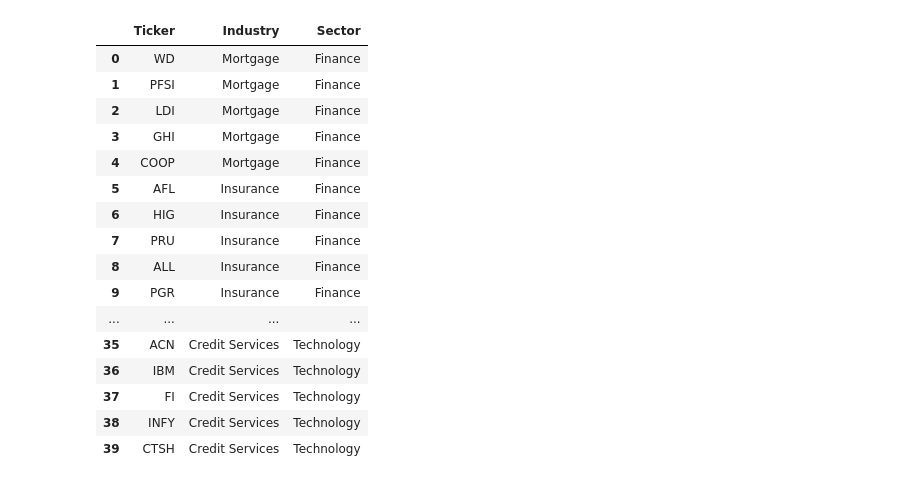
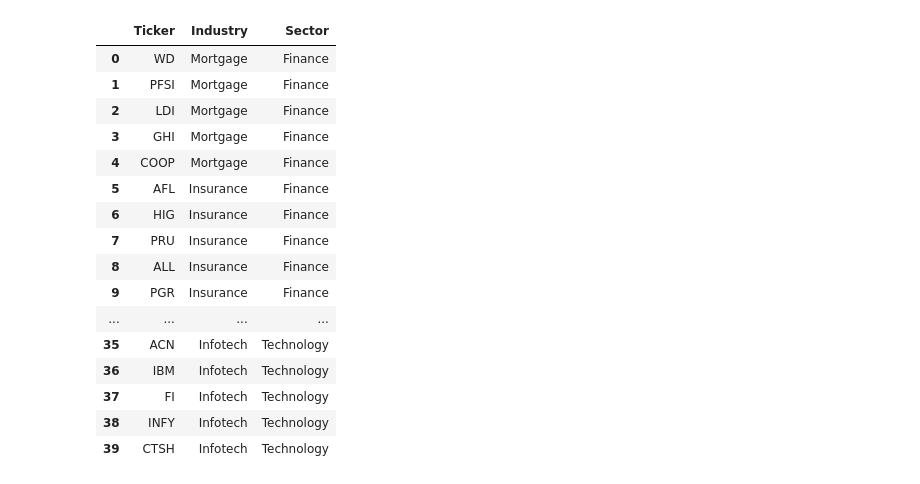
Before and after one commit to s0uravk/StockVision, a Jupyter notebook: ETL/extract_finance_tech_data.ipynb, the cells around one changed output. Drawn from its saved outputs; the diff is of its cells as text; code cells hidden in the pictures.

```diff
--- a/ETL/extract_finance_tech_data.ipynb
+++ b/ETL/extract_finance_tech_data.ipynb
@@ -11,42 +11,42 @@ from datetime import date
 # %%
 #create dataframe to hold the information of Tickers
 info_df = pd.DataFrame({"Ticker" : ["WD", "PFSI", "LDI", "GHI", "COOP", "AFL", "HIG", "PRU", "ALL", "PGR", "MS", "BLK", "GS", "TROW", "BEN", "V", "MA", "AXP", "DFS", "COF",
                                     "QCOM", "TXN", "ADI", "MU", "ARM", "CRM", "SAP", "INTU", "NOW", "ZI", "AAPL", "MSFT", "SONY", "LPL", "SONO", "ACN", "IBM", "FI", "INFY", "CTSH"],
                         "Industry" : "",
                         "Sector" : ""})
 
 info_df["Industry"].iloc[0:5] ="Mortgage"
 info_df["Industry"].iloc[5:10] ="Insurance"
 info_df["Industry"].iloc[10:15] ="Asset Management"
 info_df["Industry"].iloc[15:20] ="Credit Services"
-info_df["Industry"].iloc[20:25] ="Mortgage"
-info_df["Industry"].iloc[25:30] ="Insurance"
-info_df["Industry"].iloc[30:35] ="Asset Management"
-info_df["Industry"].iloc[35:40] ="Credit Services"
+info_df["Industry"].iloc[20:25] ="Semiconductors"
+info_df["Industry"].iloc[25:30] ="Software"
+info_df["Industry"].iloc[30:35] ="Consumer"
+info_df["Industry"].iloc[35:40] ="Infotech"
 
 info_df["Sector"].iloc[0:20] = "Finance"
 info_df["Sector"].iloc[20:40] = "Technology"
 
 #Display dataframe
 info_df
 # %% [output]
 |  | Ticker | Industry | Sector |
 | 0 | WD | Mortgage | Finance |
 | 1 | PFSI | Mortgage | Finance |
 | 2 | LDI | Mortgage | Finance |
 | 3 | GHI | Mortgage | Finance |
 | 4 | COOP | Mortgage | Finance |
 | 5 | AFL | Insurance | Finance |
 | 6 | HIG | Insurance | Finance |
 | 7 | PRU | Insurance | Finance |
 | 8 | ALL | Insurance | Finance |
 | 9 | PGR | Insurance | Finance |
 | ... | ... | ... | ... |
-| 35 | ACN | Credit Services | Technology |
-| 36 | IBM | Credit Services | Technology |
-| 37 | FI | Credit Services | Technology |
-| 38 | INFY | Credit Services | Technology |
-| 39 | CTSH | Credit Services | Technology |
+| 35 | ACN | Infotech | Technology |
+| 36 | IBM | Infotech | Technology |
+| 37 | FI | Infotech | Technology |
+| 38 | INFY | Infotech | Technology |
+| 39 | CTSH | Infotech | Technology |
 # %%
 #set end date for today's date for up to date data
 end = date.today()
```
Also changed, not shown: parts of 3 cells of this notebook, 6 other files.
